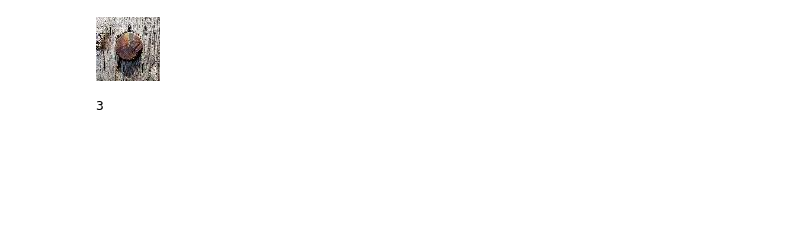
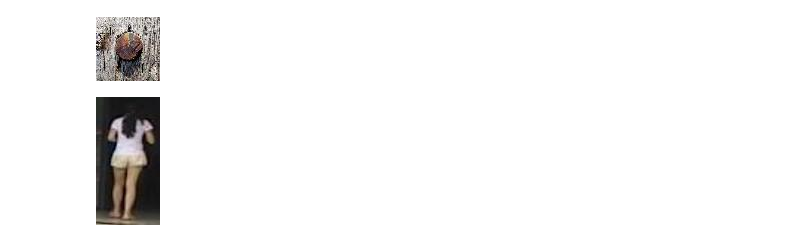
Before and after one commit to kakusikun/deep-learning-works, a Jupyter notebook: notebook/Make LMDB for DB.ipynb, the cells around one changed output. Saved outputs shown, nothing was run; the diff lists cells and outputs as text; code cells hidden in the pictures; blank space fills up the shorter version.

```diff
--- a/notebook/Make LMDB for DB.ipynb
+++ b/notebook/Make LMDB for DB.ipynb
@@ -106,4 +168,0 @@ import random
-# %%
-random.choice([0,3])
-# %% [output]
-3
@@ -109,0 +180,7 @@ random.choice([0,3])
+# %%
+from src.database.data_format.reid import build_reid_dataset
+dataset = build_reid_dataset(data.train)
+# %%
+dataset[1000]['inp']
+# %% [output]
+[figure, added]
```
Also changed, not shown: parts of 21 cells of this notebook, 6 other files.
